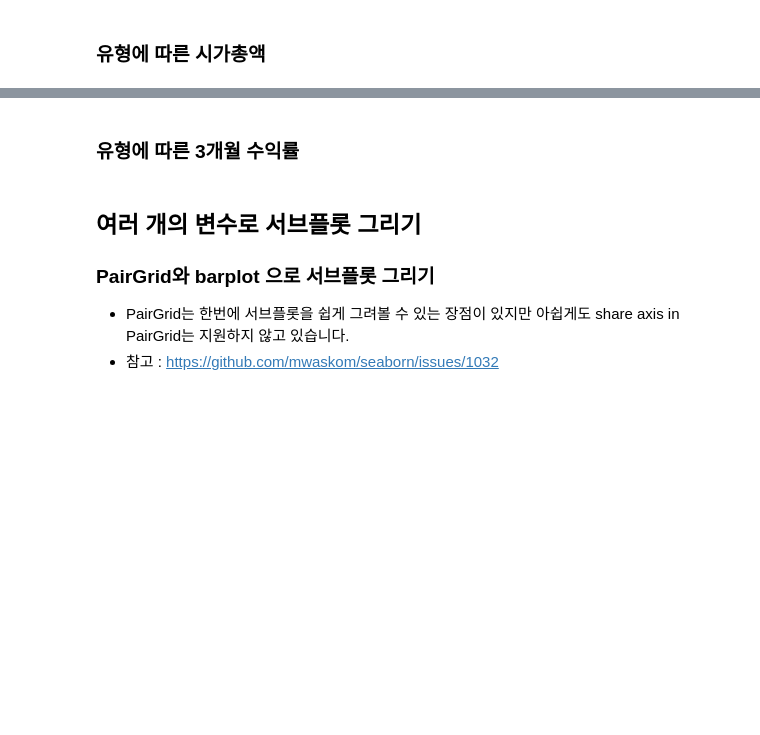
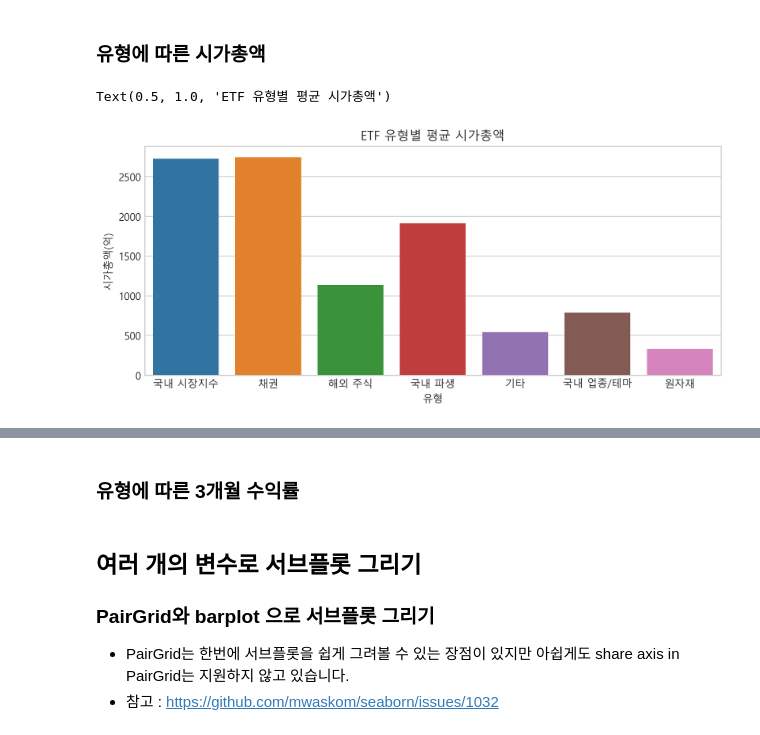
Before and after one commit to jamjamzo/finance-data-analysis, a Jupyter notebook: 4.3 ETF 분석과 시각화-input.ipynb, the cells around one changed output, grey strips where cells are left out. Saved outputs shown, nothing was run; the diff lists cells and outputs as text; code cells hidden in the pictures; blank space fills up the shorter version.

```diff
--- a/4.3 ETF 분석과 시각화-input.ipynb
+++ b/4.3 ETF 분석과 시각화-input.ipynb
@@ -814,3 +855,8 @@ df[df['브랜드'].isin(["마이티", "마이다스", "파워"])].groupby("브
 ### 유형에 따른 시가총액
 # %%
 # 유형에 따른 평균 시가총액(억) 에 대한 시각화를 합니다.
+plt.figure(figsize=(10,4))
+sns.barplot(data=df, x='유형', y='시가총액(억)', errorbar=None).set_title("ETF 유형별 평균 시가총액")
+# %% [output]
+Text(0.5, 1.0, 'ETF 유형별 평균 시가총액')
+[figure, added]
```
Also changed, not shown: parts of 12 cells of this notebook.
